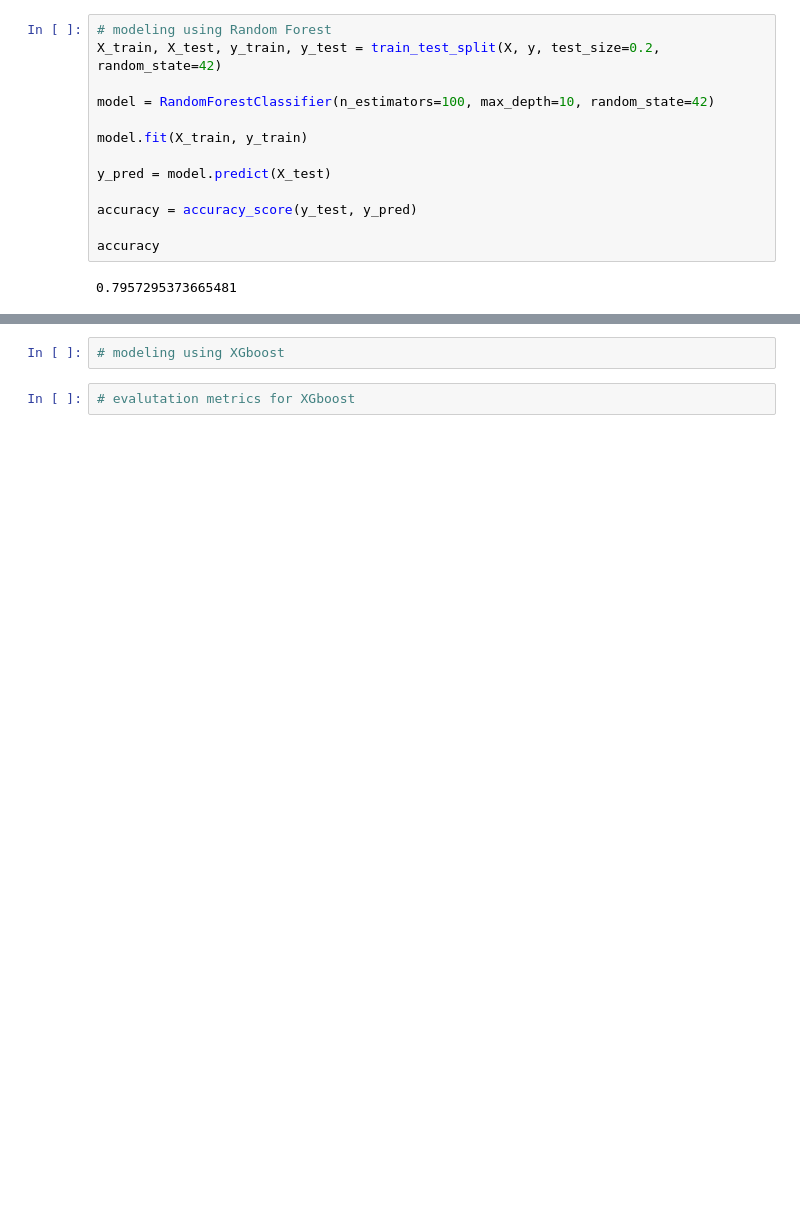
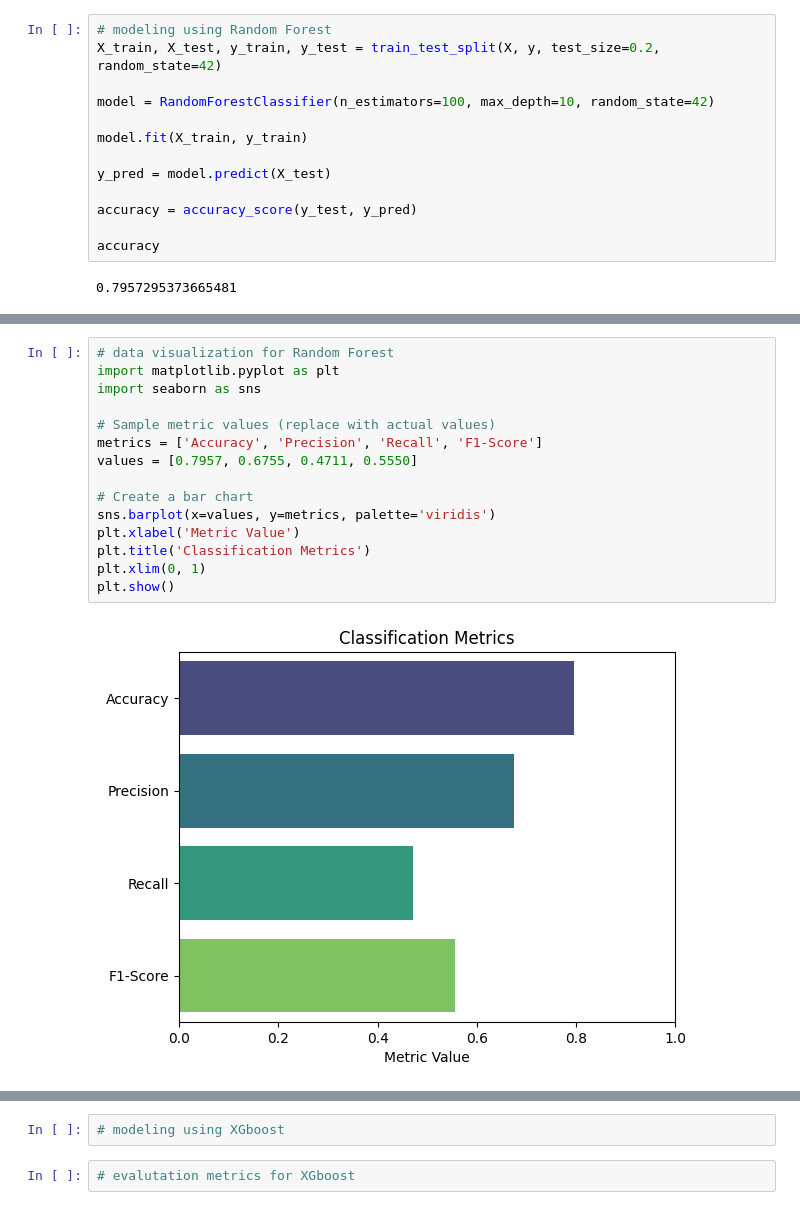
Before and after one commit to Isabellarasku/Verizon-2, a Jupyter notebook: ModelVerizon#2.ipynb, the cells around one changed output, grey strips where cells are left out. Cells and saved outputs as stored; diff of their text form; blank space fills up the shorter version.

```diff
--- a/ModelVerizon#2.ipynb
+++ b/ModelVerizon#2.ipynb
@@ -988,0 +1023,17 @@ accuracy
+# %%
+# data visualization for Random Forest
+import matplotlib.pyplot as plt
+import seaborn as sns
+
+# Sample metric values (replace with actual values)
+metrics = ['Accuracy', 'Precision', 'Recall', 'F1-Score']
+values = [0.7957, 0.6755, 0.4711, 0.5550]
+
+# Create a bar chart
+sns.barplot(x=values, y=metrics, palette='viridis')
+plt.xlabel('Metric Value')
+plt.title('Classification Metrics')
+plt.xlim(0, 1)
+plt.show()
+# %% [output]
+[figure, added]
```
Also changed, not shown: parts of 16 cells of this notebook.
